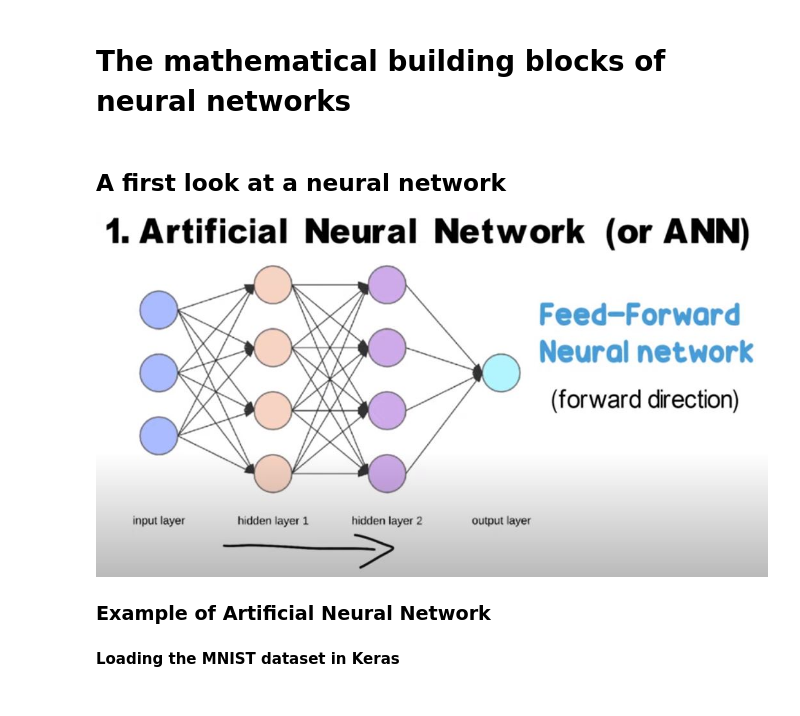
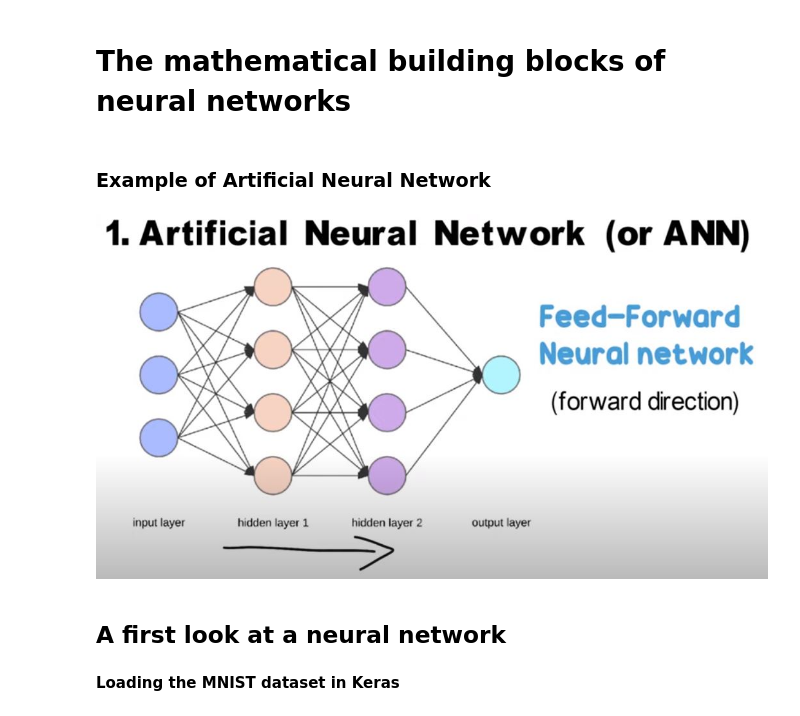
Before and after one commit to Nazneen-akram/NED-Data-Science-Artificial-Intelligence, a Jupyter notebook: chapter02_mathematical_building_blocks.ipynb, the cells around one changed output. Cells and saved outputs as stored; diff of their text form; code cells hidden in the pictures.

```diff
--- a/chapter02_mathematical_building_blocks.ipynb
+++ b/chapter02_mathematical_building_blocks.ipynb
@@ -8,11 +8,20 @@ This is a companion notebook for the book [Deep Learning with Python, Second Edi
 This notebook was generated for TensorFlow 2.6.
 # %% [markdown]
 # The mathematical building blocks of neural networks
+# %% [markdown]
+### Example of Artificial Neural Network
+# %%
+from IPython.display import Image
+
+# specify the image path
+image_path = "/content/ANN-image.JPG"
+
+# display the image
+Image(filename=image_path)
+# %% [output]
+[figure, added]
 # %% [markdown]
 ## A first look at a neural network
-
-![ANN-image.JPG](embedded-picture-1)
-### Example of Artificial Neural Network
 # %% [markdown]
 **Loading the MNIST dataset in Keras**
 # %%
```
